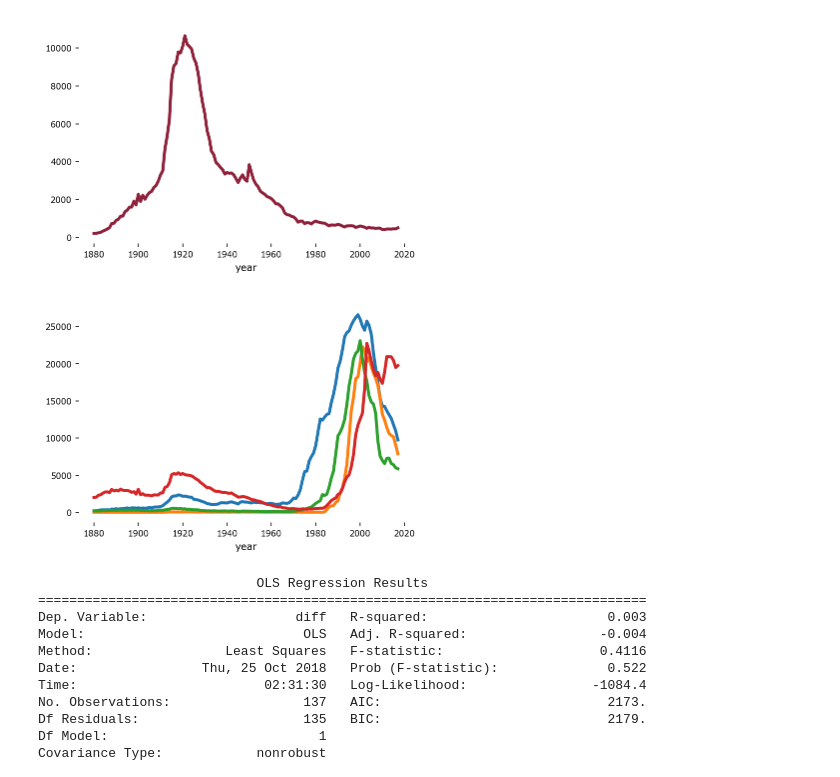
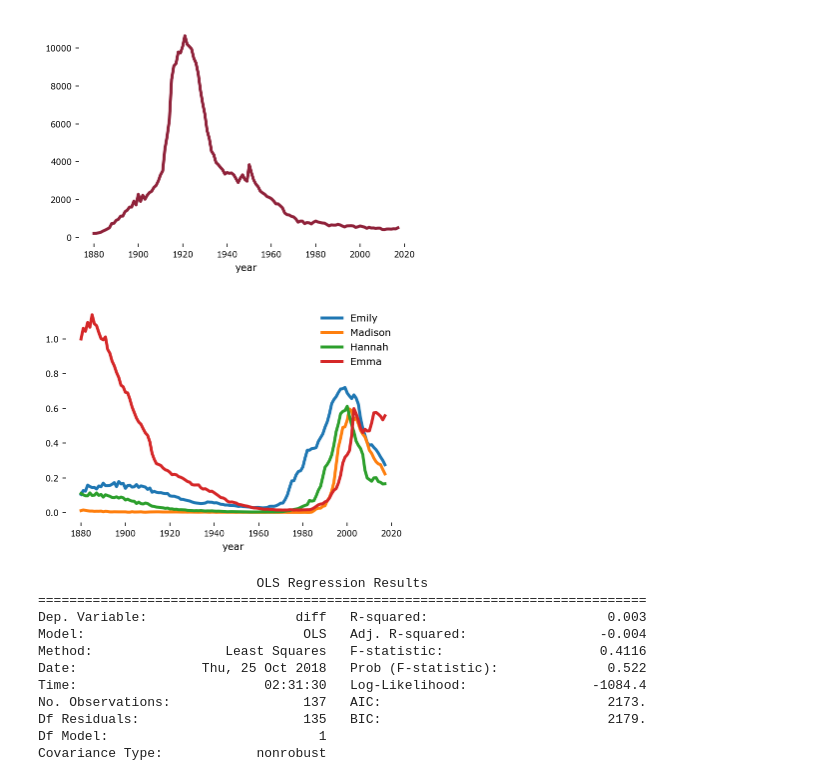
Before and after one commit to frtennis1/am115-baby-names, a Jupyter notebook: 01-data-exploration.ipynb, the cells around one changed output. Drawn from its saved outputs; the diff is of its cells as text; code cells hidden in the pictures.

```diff
--- a/01-data-exploration.ipynb
+++ b/01-data-exploration.ipynb
@@ -15,6 +15,8 @@ df = df.set_index(['year', 'name', 'gender']).sort_index()
 # %% [output]
 CPU times: user 5.63 s, sys: 731 ms, total: 6.36 s
 Wall time: 7.7 s
+# %%
+pct_df = 100 * df / df.groupby('year').transform('sum')
 # %%
 df.head()
 # %% [output]
@@ -32,7 +36,7 @@ df.xs('Emily', level='name').groupby('year').sum()['count'].idxmax()
 # %% [output]
 1999
 # %%
-def get_name_series(name, center=False):
+def get_name_series(name, df=df, center=False):
     name_series = df.xs(name, level='name').groupby('year').sum()
     if center:
         max_yr = name_series['count'].idxmax()
@@ -40,7 +44,7 @@ def get_name_series(name, center=False):
 
     return name_series['count']
 # %%
-def plot_name_popularity(name, center=False):
-    name_series = get_name_series(name)
+def plot_name_popularity(name, df=df, center=False):
+    name_series = get_name_series(name, df).to_frame(name)
     name_series.plot(ax=plt.gca())
 # %%
@@ -68,9 +72,10 @@ get_name_series('Irene').plot()
 # %%
 with sns.color_palette(tableau10):
     for name in ['Emily', 'Madison', 'Hannah', 'Emma']:
-        plot_name_popularity(name, center=False)
+        plot_name_popularity(name, pct_df, center=False)
+    plt.legend()
 # %% [output]
-[figure, old version]
+[figure, new version]
 # %%
 name_series = get_name_series('Emily')
 
```
Also changed, not shown: parts of 6 cells of this notebook, 4 other files.
